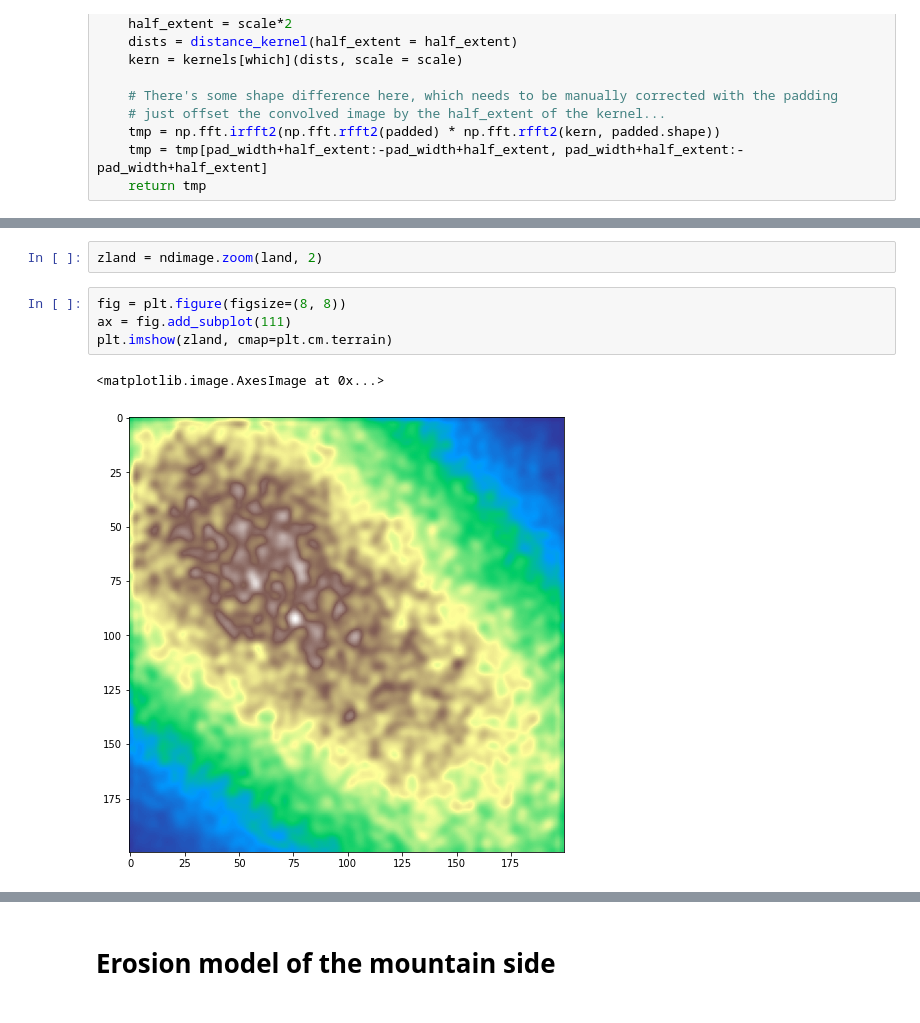
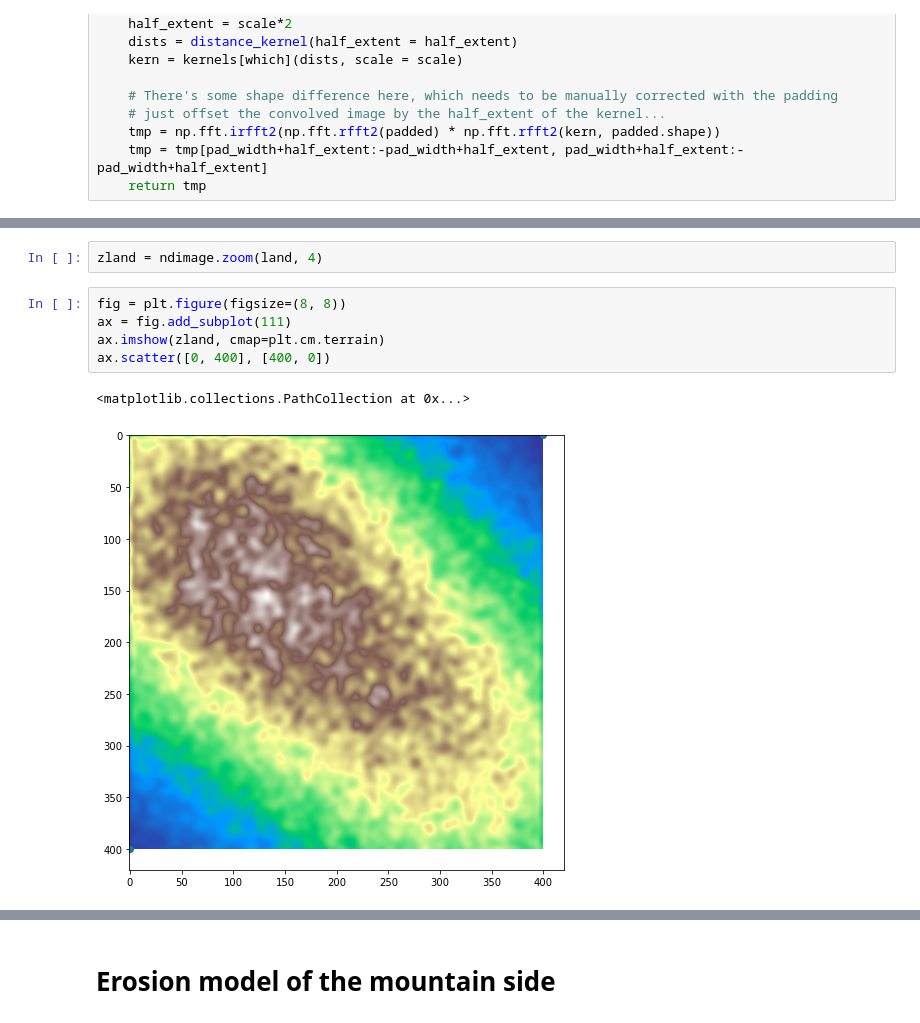
Before and after one commit to vargatn/popdyn_alpha, a Jupyter notebook: notebooks/v4/IceWater_teardown_v3_speed.ipynb, the cells around one changed output, grey strips where cells are left out. Cells and saved outputs as stored; diff of their text form.

Commit message:
updated visualization scheme

```diff
--- a/notebooks/v4/IceWater_teardown_v3_speed.ipynb
+++ b/notebooks/v4/IceWater_teardown_v3_speed.ipynb
@@ -140,12 +140,13 @@ plt.imshow(land, cmap=plt.cm.terrain)
 # %%
-zland = ndimage.zoom(land, 2)
+zland = ndimage.zoom(land, 4)
 # %%
 fig = plt.figure(figsize=(8, 8))
 ax = fig.add_subplot(111)
-plt.imshow(zland, cmap=plt.cm.terrain)
+ax.imshow(zland, cmap=plt.cm.terrain)
+ax.scatter([0, 400], [400, 0])
 # %% [output]
-<matplotlib.image.AxesImage at 0x...>
+<matplotlib.collections.PathCollection at 0x...>
-[figure, old version]
+[figure, new version]
 # %%
 land.min()
 # %% [output]
```
Also changed, not shown: parts of 10 cells of this notebook, 2 other files.
